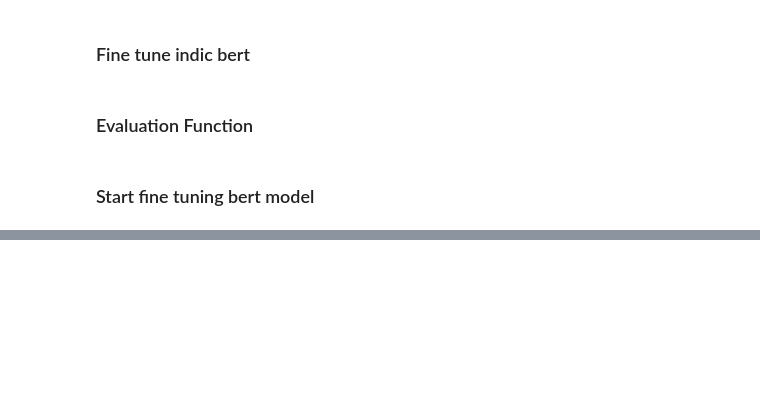
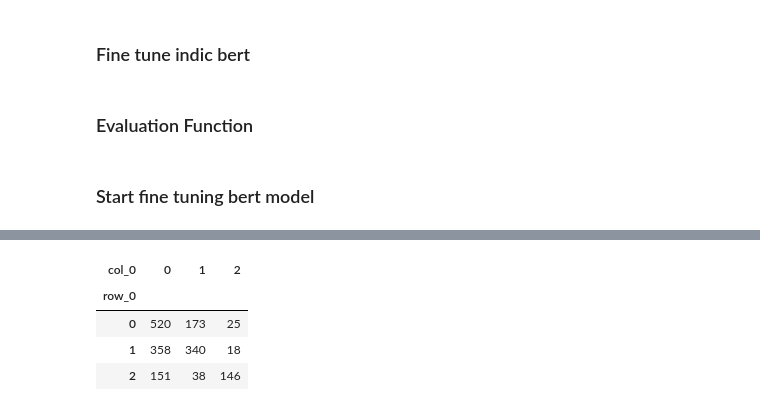
Before and after one commit to nkgci/ece570nlp, a Jupyter notebook: project_main_code.ipynb, the cells around one changed output, grey strips where cells are left out. Drawn from its saved outputs; the diff is of its cells as text; code cells hidden in the pictures; blank space fills up the shorter version.

```diff
--- a/project_main_code.ipynb
+++ b/project_main_code.ipynb
@@ -857,11 +1253,19 @@ val_dataloader = DataLoader(val_data, sampler = val_sampler, batch_size=batch_si
 ### Define model architecture
 # %%
 # freeze all the parameters
-for param in model.parameters():
-    param.requires_grad = False
+for param in bert.parameters():
+    param.requires_grad = True
+
+#bert.embeddings.word_embeddings = nn.Embedding(4000,128,padding_idx=0)
+#bert.pooler = nn.Linear(in_features = 768, out_features=3)
+print(bert)
+
+#model = bert
+
+
+bert.config.vocab_size = 4000
+print(bert.config.vocab_size)
 
 # push the model to GPU
 #model = model.to(device)
-
-print(model.config.vocab_size)
 # %% [output]
@@ -871,5 +1387,12 @@ print(model.config.vocab_size)
 # %% [markdown]
 ### Pass the model
+# %%
+# pass the pre-trained BERT to our define architecture
+model = BERT_Arch(bert)
+#model = BERT_Arch1(bert)
+
+# push the model to GPU
+model = model.to(device)
 # %% [markdown]
 ### Optimizer
 # %%
@@ -1069,0 +1663,4 @@ IndexError: index out of range in self
+# %%
+#load weights of best model
+path = 'saved_weights.pt'
+model.load_state_dict(torch.load(path))
@@ -1069,0 +1671,15 @@ IndexError: index out of range in self
+# %%
+# get predictions for test data
+with torch.no_grad():
+  preds = model(test_seq.to(device), test_mask.to(device))
+  preds = preds.detach().cpu().numpy()
+
+
+preds = np.argmax(preds, axis = 1)
+print(preds)
+
+y_test_arg=np.argmax(test_y,axis=1)
+#y_test_arg = test_y
+print(y_test_arg.shape)
+
+print(classification_report(y_test_arg, preds))
@@ -1069,0 +1698,9 @@ IndexError: index out of range in self
+# %%
+# confusion matrix
+pd.crosstab(y_test_arg, preds)
+# %% [output]
+| col_0 | 0 | 1 | 2 |
+| row_0 |  |  |  |
+| 0 | 520 | 173 | 25 |
+| 1 | 358 | 340 | 18 |
+| 2 | 151 | 38 | 146 |
```
Also changed, not shown: parts of 104 cells of this notebook, 5 other files.
